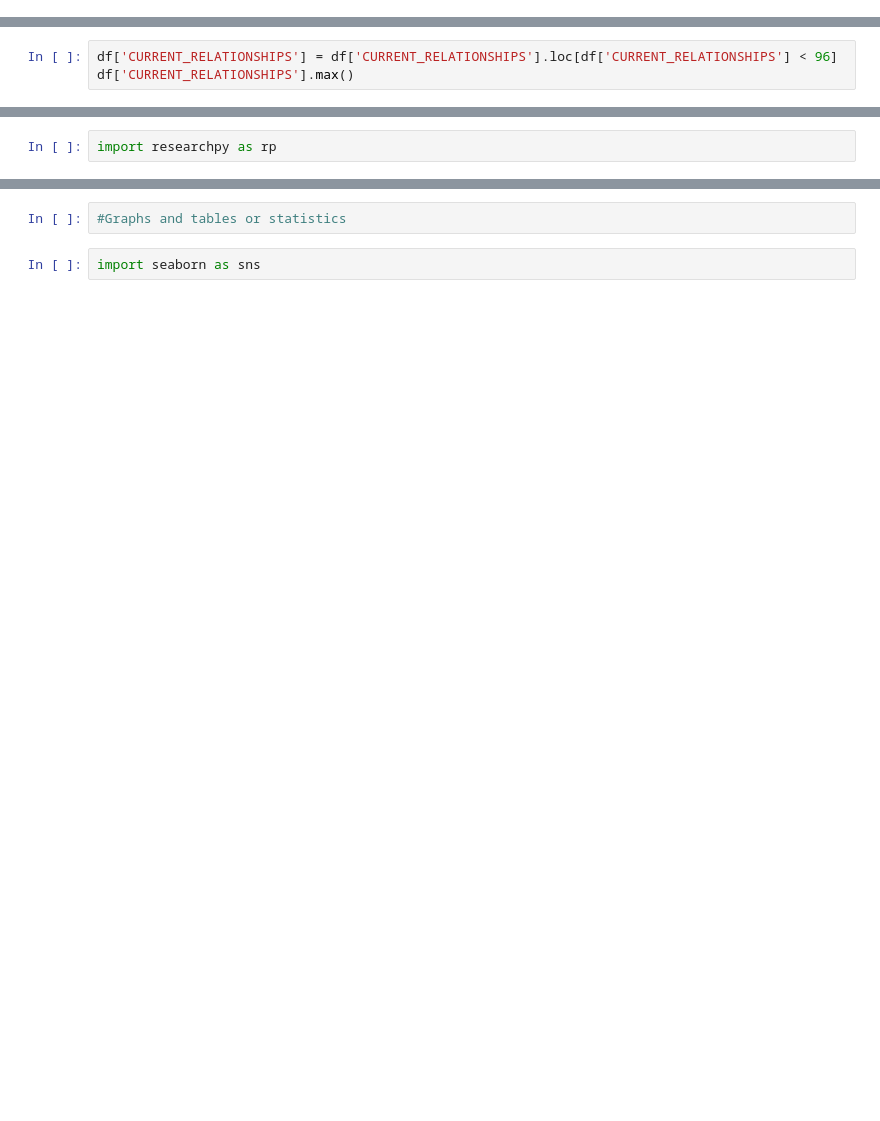
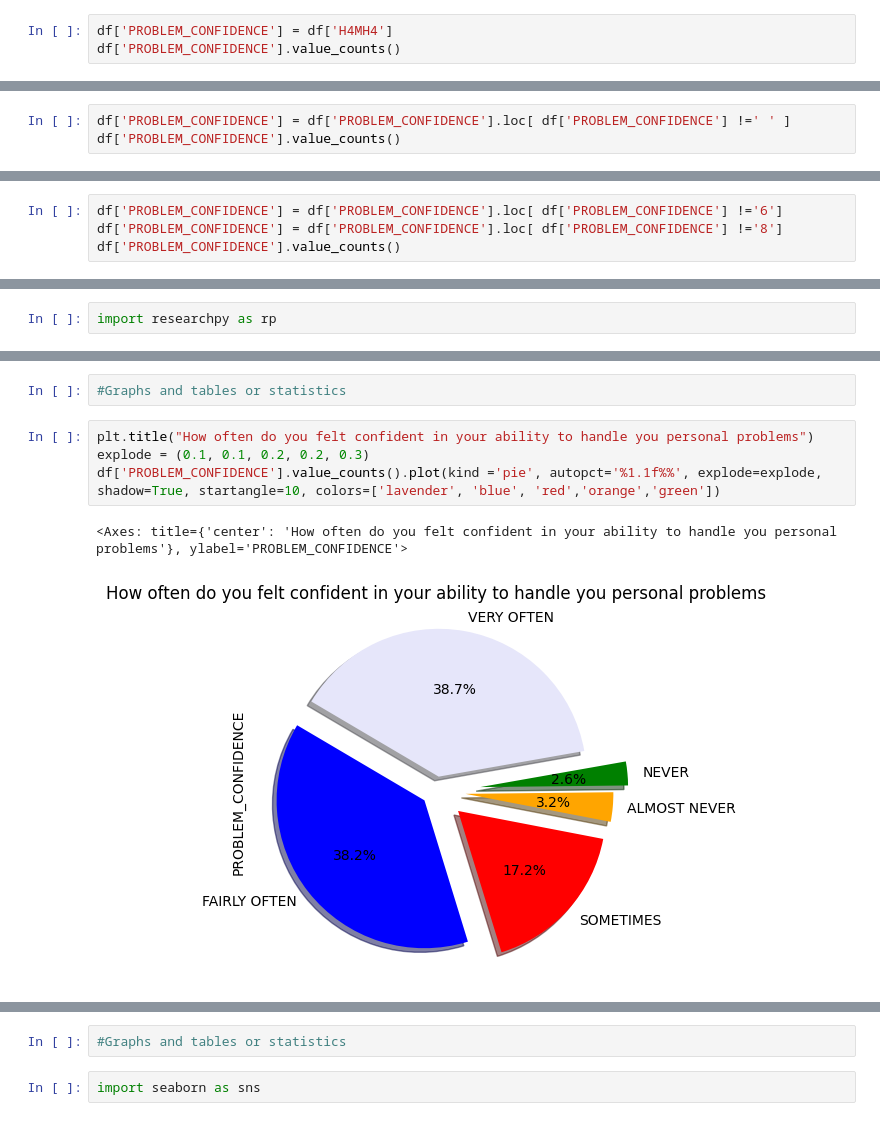
Before and after one commit to kylemarzan/Math-200, a Jupyter notebook: Python_Notebook_Setup_by_.ipynb, the cells around one changed output, grey strips where cells are left out. Saved outputs shown, nothing was run; the diff lists cells and outputs as text; blank space fills up the shorter version.

```diff
--- a/Python_Notebook_Setup_by_.ipynb
+++ b/Python_Notebook_Setup_by_.ipynb
@@ -40,0 +39,3 @@ dtype('float64')
+# %%
+df['PROBLEM_CONFIDENCE'] = df['H4MH4']
+df['PROBLEM_CONFIDENCE'].value_counts()
@@ -41,4 +52,4 @@ dtype('float64')
 # %%
-df['CURRENT_RELATIONSHIPS'] = df['CURRENT_RELATIONSHIPS'].loc[df['CURRENT_RELATIONSHIPS'] < 96]
-df['CURRENT_RELATIONSHIPS'].max()
+df['PROBLEM_CONFIDENCE'] = df['PROBLEM_CONFIDENCE'].loc[ df['PROBLEM_CONFIDENCE'] !=' ' ]
+df['PROBLEM_CONFIDENCE'].value_counts()
 # %% [output]
@@ -49,0 +64,4 @@ df['CURRENT_RELATIONSHIPS'].mean()
+# %%
+df['PROBLEM_CONFIDENCE'] = df['PROBLEM_CONFIDENCE'].loc[ df['PROBLEM_CONFIDENCE'] !='6']
+df['PROBLEM_CONFIDENCE'] = df['PROBLEM_CONFIDENCE'].loc[ df['PROBLEM_CONFIDENCE'] !='8']
+df['PROBLEM_CONFIDENCE'].value_counts()
@@ -68,0 +110,9 @@ import researchpy as rp
+# %%
+#Graphs and tables or statistics
+# %%
+plt.title("How often do you felt confident in your ability to handle you personal problems")
+explode = (0.1, 0.1, 0.2, 0.2, 0.3)
+df['PROBLEM_CONFIDENCE'].value_counts().plot(kind ='pie', autopct='%1.1f%%', explode=explode, shadow=True, startangle=10, colors=['lavender', 'blue', 'red','orange','green'])
+# %% [output]
+<Axes: title={'center': 'How often do you felt confident in your ability to handle you personal problems'}, ylabel='PROBLEM_CONFIDENCE'>
+[figure, added]
```
Also changed, not shown: parts of 42 cells of this notebook.
